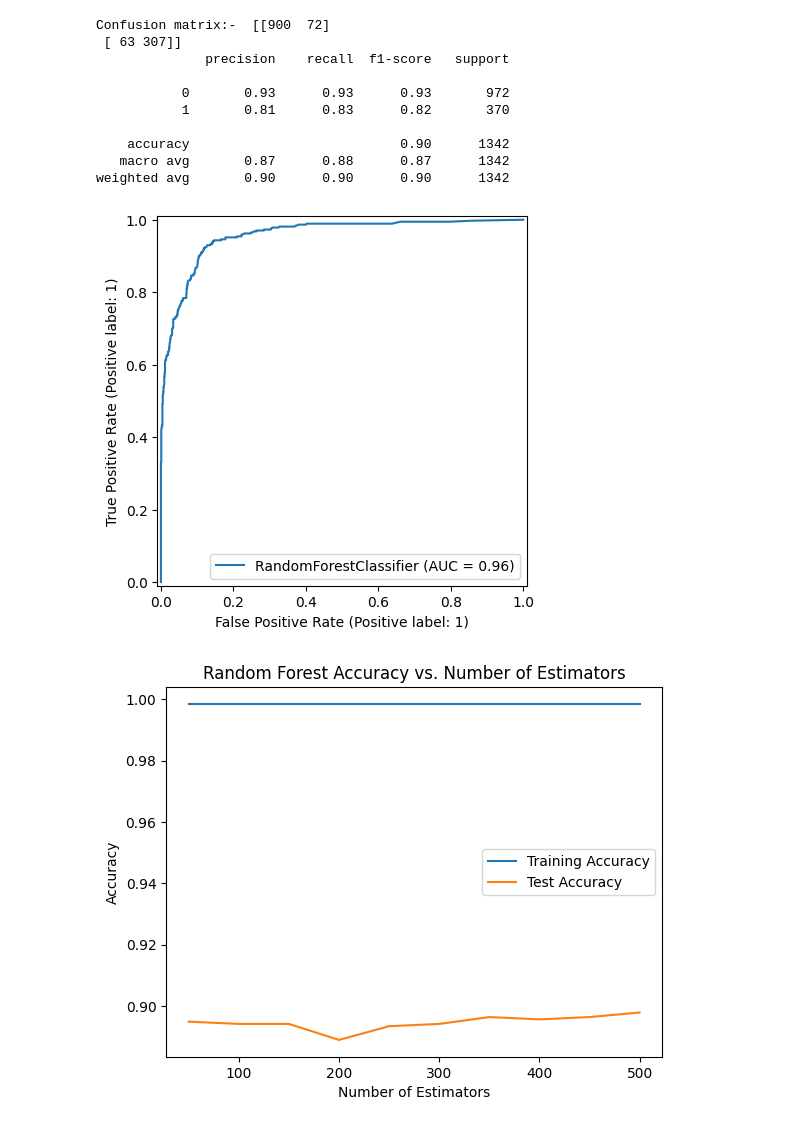
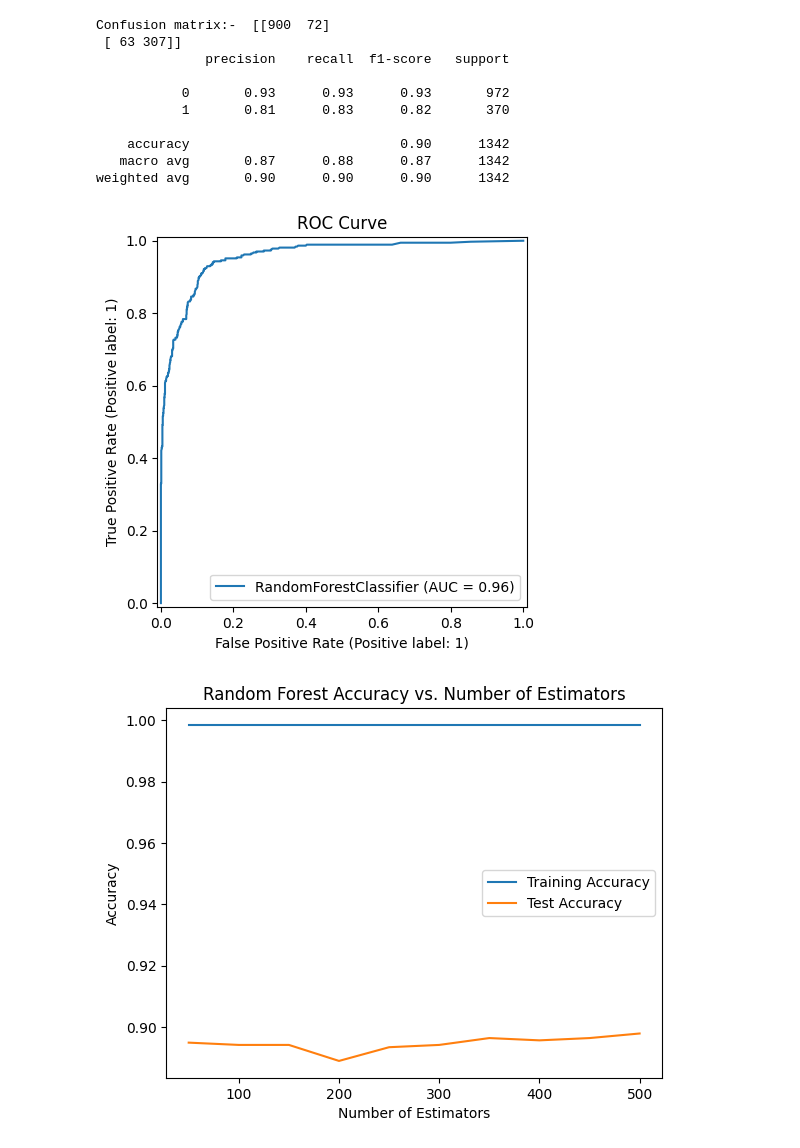
Before and after one commit to Gauraang05/Stroke-Predictor, a Jupyter notebook: stroke_prediction.ipynb, the cells around one changed output. Drawn from its saved outputs; the diff is of its cells as text; code cells hidden in the pictures.

```diff
--- a/stroke_prediction.ipynb
+++ b/stroke_prediction.ipynb
@@ -548,6 +548,7 @@ Confusion matrix:-  [[900  72]
 weighted avg       0.90      0.90      0.90      1342
 # %%
 RocCurveDisplay.from_estimator(rfm, X_test_scaled, y_test)
+plt.title("ROC Curve")
 plt.show()
 # %% [output]
-[figure, old version]
+[figure, new version]
```
Also changed, not shown: parts of 6 cells of this notebook.
